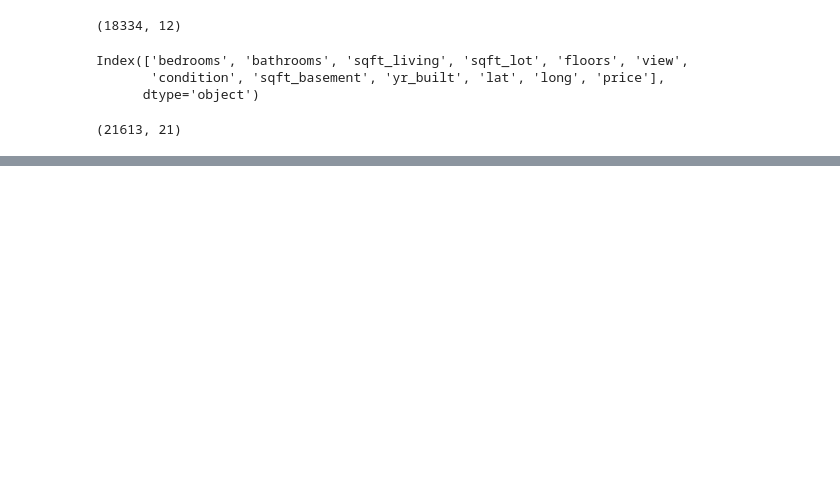
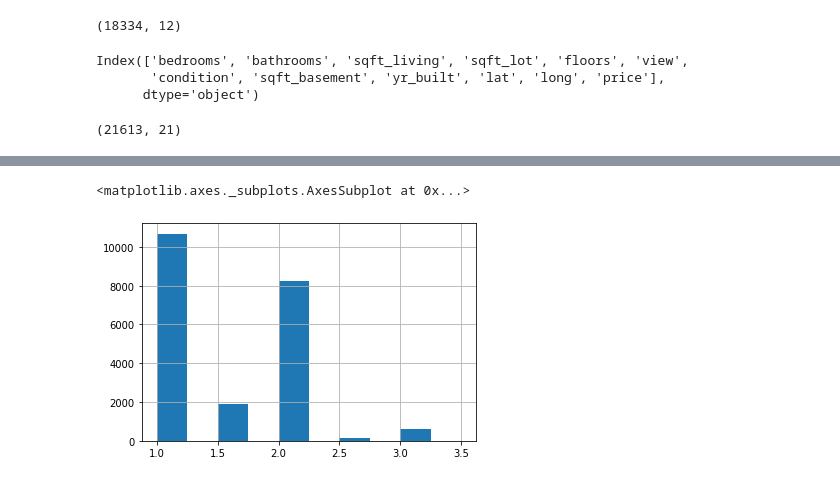
Before and after one commit to ipatel467/Housing-Price-Regression, a Jupyter notebook: Housing_Price_Reg.ipynb, the cells around one changed output, grey strips where cells are left out. Saved outputs shown, nothing was run; the diff lists cells and outputs as text; code cells hidden in the pictures; blank space fills up the shorter version.

```diff
--- a/Housing_Price_Reg.ipynb
+++ b/Housing_Price_Reg.ipynb
@@ -409,0 +422,5 @@ df_original.shape
+# %%
+df_original['floors'].hist()
+# %% [output]
+<matplotlib.axes._subplots.AxesSubplot at 0x...>
+[figure, added]
```
Also changed, not shown: parts of 8 cells of this notebook, 1 other file.
